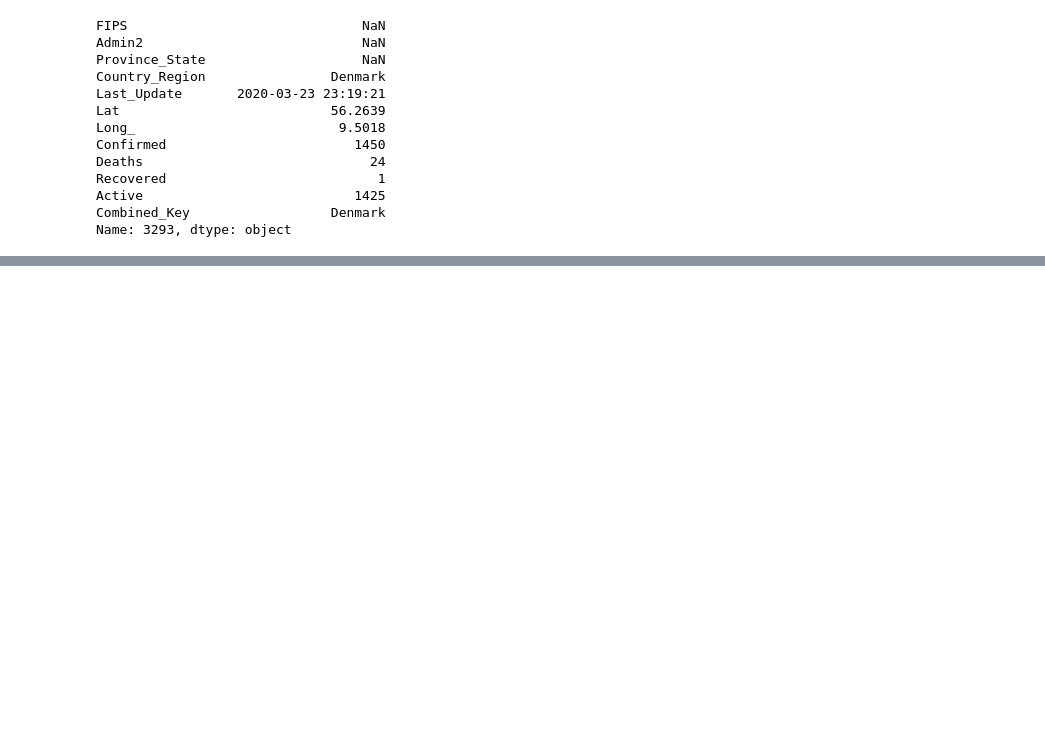
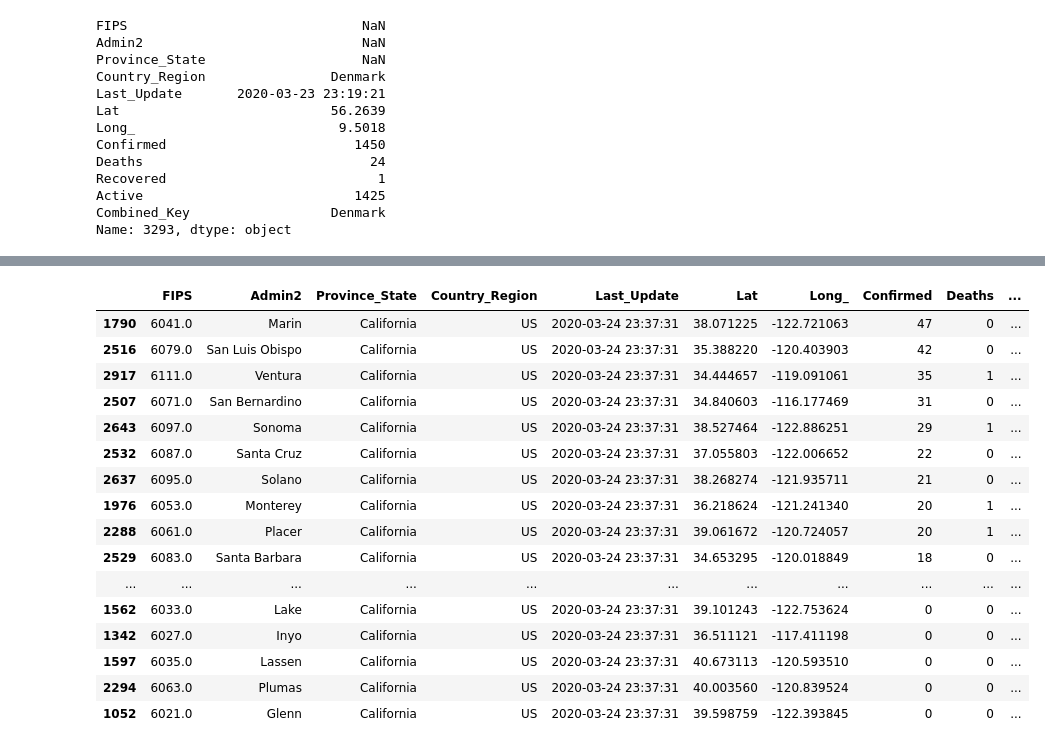
Before and after one commit to FinchMF/covid-19_tlkt, a Jupyter notebook: workbench/workspace_nb.ipynb, the cells around one changed output, grey strips where cells are left out. Drawn from its saved outputs; the diff is of its cells as text; code cells hidden in the pictures; blank space fills up the shorter version.

```diff
--- a/workbench/workspace_nb.ipynb
+++ b/workbench/workspace_nb.ipynb
@@ -158,0 +448,22 @@ Name: 3293, dtype: object
+# %%
+us = US[US['Confirmed'] < 50]
+# %%
+us.loc[us['Province_State'] == 'California' ]
+# %% [output]
+|  | FIPS | Admin2 | Province_State | Country_Region | Last_Update | Lat | Long_ | Confirmed | Deaths | ... |
+| 1790 | 6041.0 | Marin | California | US | 2020-03-24 23:37:31 | 38.071225 | -122.721063 | 47 | 0 | ... |
+| 2516 | 6079.0 | San Luis Obispo | California | US | 2020-03-24 23:37:31 | 35.388220 | -120.403903 | 42 | 0 | ... |
+| 2917 | 6111.0 | Ventura | California | US | 2020-03-24 23:37:31 | 34.444657 | -119.091061 | 35 | 1 | ... |
+| 2507 | 6071.0 | San Bernardino | California | US | 2020-03-24 23:37:31 | 34.840603 | -116.177469 | 31 | 0 | ... |
+| 2643 | 6097.0 | Sonoma | California | US | 2020-03-24 23:37:31 | 38.527464 | -122.886251 | 29 | 1 | ... |
+| 2532 | 6087.0 | Santa Cruz | California | US | 2020-03-24 23:37:31 | 37.055803 | -122.006652 | 22 | 0 | ... |
+| 2637 | 6095.0 | Solano | California | US | 2020-03-24 23:37:31 | 38.268274 | -121.935711 | 21 | 0 | ... |
+| 1976 | 6053.0 | Monterey | California | US | 2020-03-24 23:37:31 | 36.218624 | -121.241340 | 20 | 1 | ... |
+| 2288 | 6061.0 | Placer | California | US | 2020-03-24 23:37:31 | 39.061672 | -120.724057 | 20 | 1 | ... |
+| 2529 | 6083.0 | Santa Barbara | California | US | 2020-03-24 23:37:31 | 34.653295 | -120.018849 | 18 | 0 | ... |
+| ... | ... | ... | ... | ... | ... | ... | ... | ... | ... | ... |
+| 1562 | 6033.0 | Lake | California | US | 2020-03-24 23:37:31 | 39.101243 | -122.753624 | 0 | 0 | ... |
+| 1342 | 6027.0 | Inyo | California | US | 2020-03-24 23:37:31 | 36.511121 | -117.411198 | 0 | 0 | ... |
+| 1597 | 6035.0 | Lassen | California | US | 2020-03-24 23:37:31 | 40.673113 | -120.593510 | 0 | 0 | ... |
+| 2294 | 6063.0 | Plumas | California | US | 2020-03-24 23:37:31 | 40.003560 | -120.839524 | 0 | 0 | ... |
+| 1052 | 6021.0 | Glenn | California | US | 2020-03-24 23:37:31 | 39.598759 | -122.393845 | 0 | 0 | ... |
```
Also changed, not shown: parts of 33 cells of this notebook, 8 other files.
